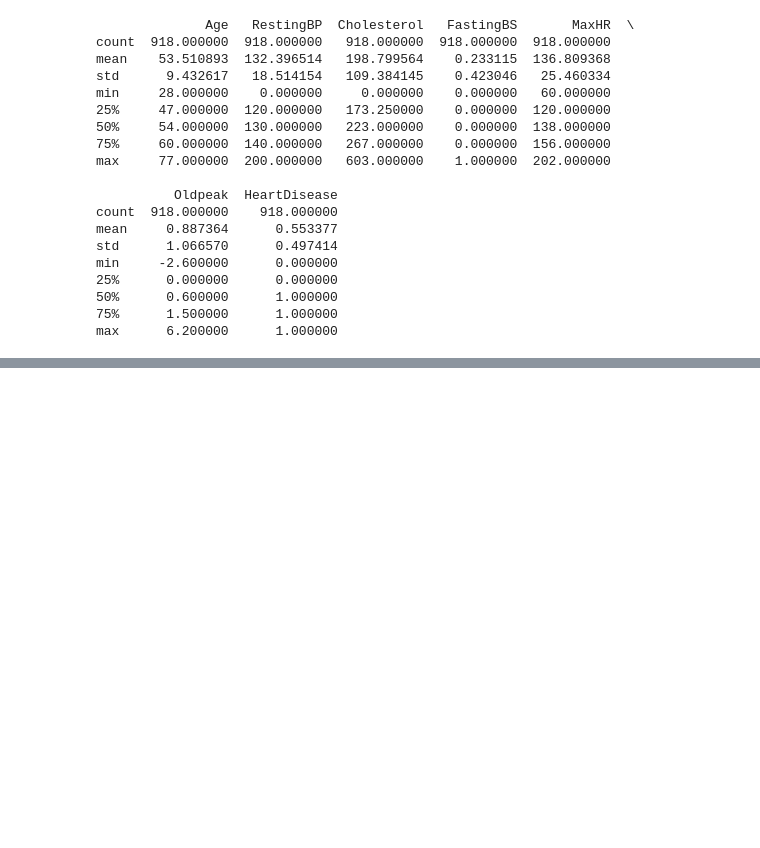
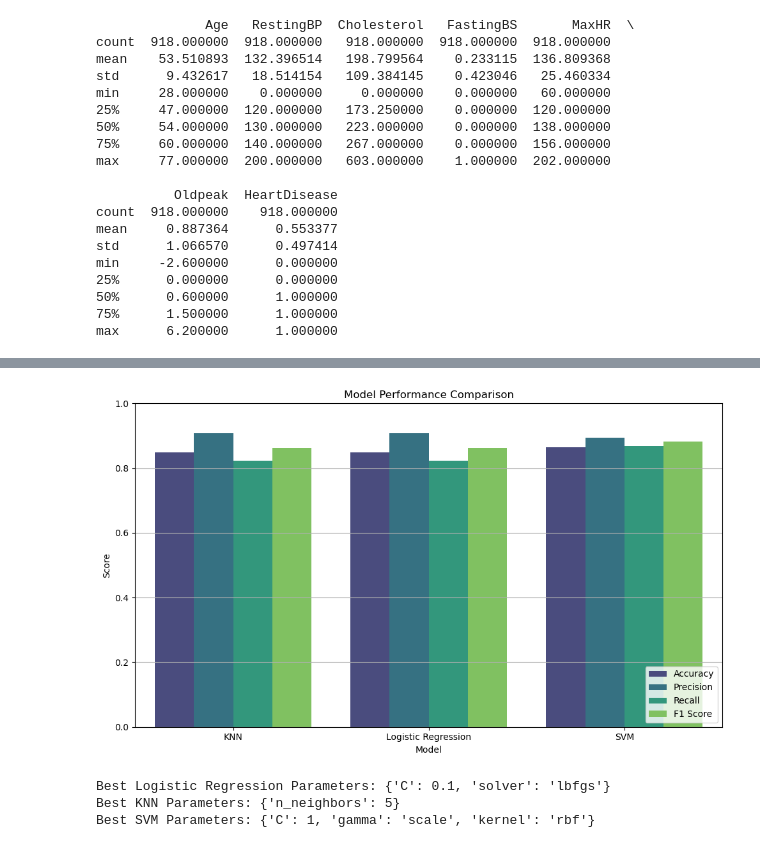
Before and after one commit to anupgp/Heart-Failure-Prediction, a Jupyter notebook: .ipnyb_checkpoints/heart-failure-data-analysis.ipynb, the cells around one changed output, grey strips where cells are left out. Cells and saved outputs as stored; diff of their text form; code cells hidden in the pictures; blank space fills up the shorter version.

```diff
--- a/.ipnyb_checkpoints/heart-failure-data-analysis.ipynb
+++ b/.ipnyb_checkpoints/heart-failure-data-analysis.ipynb
@@ -35,0 +157,76 @@ max      6.200000      1.000000
+# %%
+from sklearn.metrics import accuracy_score, precision_score, recall_score, f1_score
+
+# Create a summary of metrics
+metrics_summary = {
+    "Model": [],
+    "Accuracy": [],
+    "Precision": [],
+    "Recall": [],
+    "F1 Score": []
+}
+
+for name, preds in models.items():
+    metrics_summary["Model"].append(name)
+    metrics_summary["Accuracy"].append(accuracy_score(y_test, preds))
+    metrics_summary["Precision"].append(precision_score(y_test, preds))
+    metrics_summary["Recall"].append(recall_score(y_test, preds))
+    metrics_summary["F1 Score"].append(f1_score(y_test, preds))
+
+# Convert to DataFrame
+metrics_df = pd.DataFrame(metrics_summary)
+
+# Melt for seaborn
+metrics_melted = metrics_df.melt(id_vars='Model', var_name='Metric', value_name='Score')
+
+# Plot
+plt.figure(figsize=(10, 6))
+sns.barplot(x='Model', y='Score', hue='Metric', palette='viridis', data=metrics_melted)
+plt.title("Model Performance Comparison")
+plt.ylim(0, 1)
+plt.legend(loc='lower right')
+plt.grid(axis='y')
+plt.tight_layout()
+plt.show()
+# %% [output]
+[figure, added]
+# %%
+# Use GridSearchCV to optimize:
+# Logistic Regression: C, solver
+from sklearn.model_selection import GridSearchCV
+param_grid_log = {
+    'C': [0.01, 0.1, 1, 10],
+    'solver': ['liblinear', 'lbfgs']
+}
+
+grid_log = GridSearchCV(LogisticRegression(max_iter=1000), param_grid_log, cv=5)
+grid_log.fit(X_train_scaled, y_train)
+
+print("Best Logistic Regression Parameters:", grid_log.best_params_)
+
+# KNN: n_neighbors
+from sklearn.neighbors import KNeighborsClassifier
+param_grid_knn = {
+    'n_neighbors': [3, 5, 7, 9]
+}
+
+grid_knn = GridSearchCV(KNeighborsClassifier(), param_grid_knn, cv=5)
+grid_knn.fit(X_train_scaled, y_train)
+print("Best KNN Parameters:", grid_knn.best_params_)
+
+# SVM: C, kernel, gamma
+from sklearn.svm import SVC
+param_grid_svm = {
+    'C': [0.1, 1, 10],
+    'kernel': ['linear', 'rbf'],
+    'gamma': ['scale', 'auto']
+}
+
+grid_svm = GridSearchCV(SVC(), param_grid_svm, cv=5)
+grid_svm.fit(X_train_scaled, y_train)
+
+print("Best SVM Parameters:", grid_svm.best_params_)
+# %% [output]
+Best Logistic Regression Parameters: {'C': 0.1, 'solver': 'lbfgs'}
+Best KNN Parameters: {'n_neighbors': 5}
+Best SVM Parameters: {'C': 1, 'gamma': 'scale', 'kernel': 'rbf'}
```
Also changed, not shown: parts of 7 cells of this notebook.
